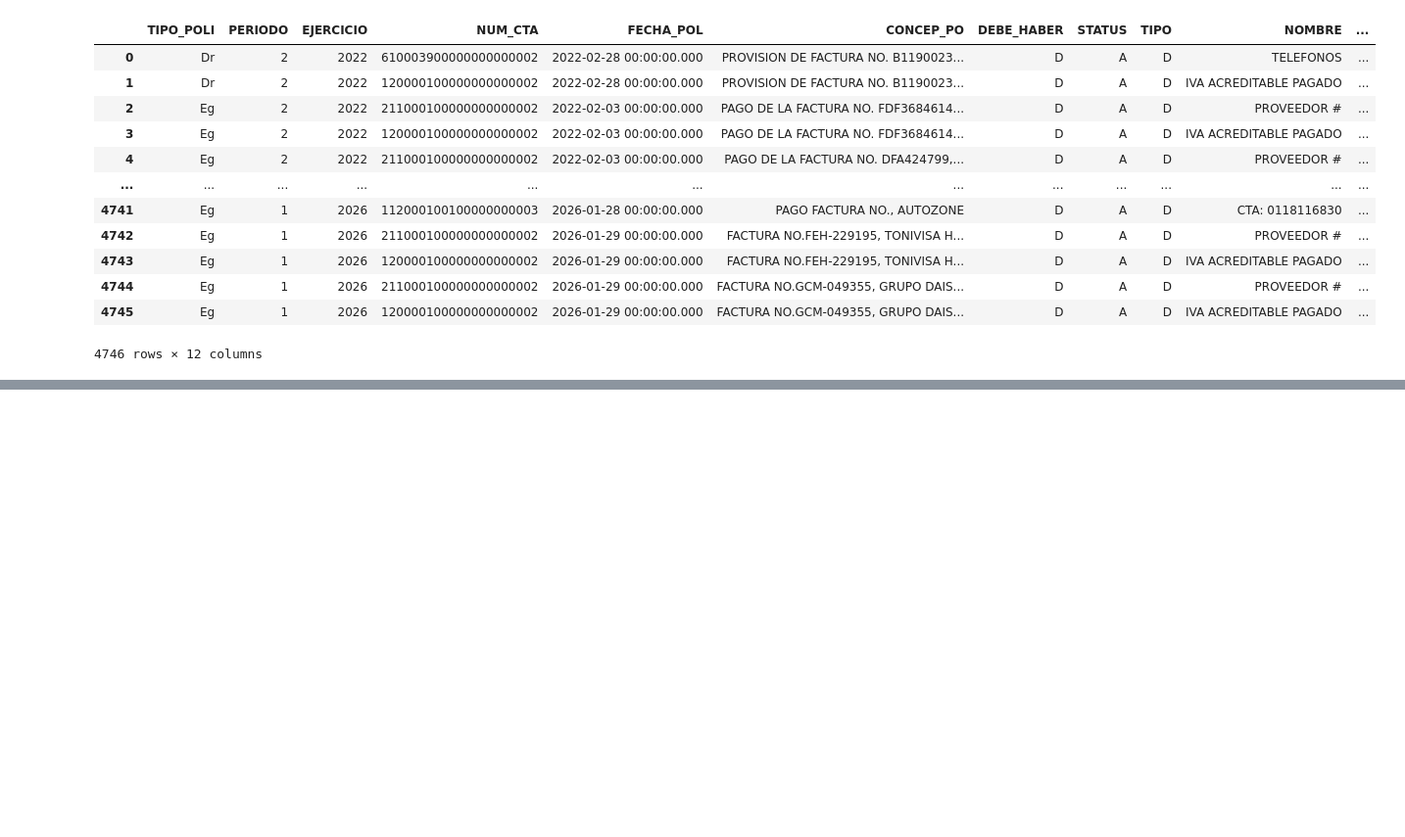
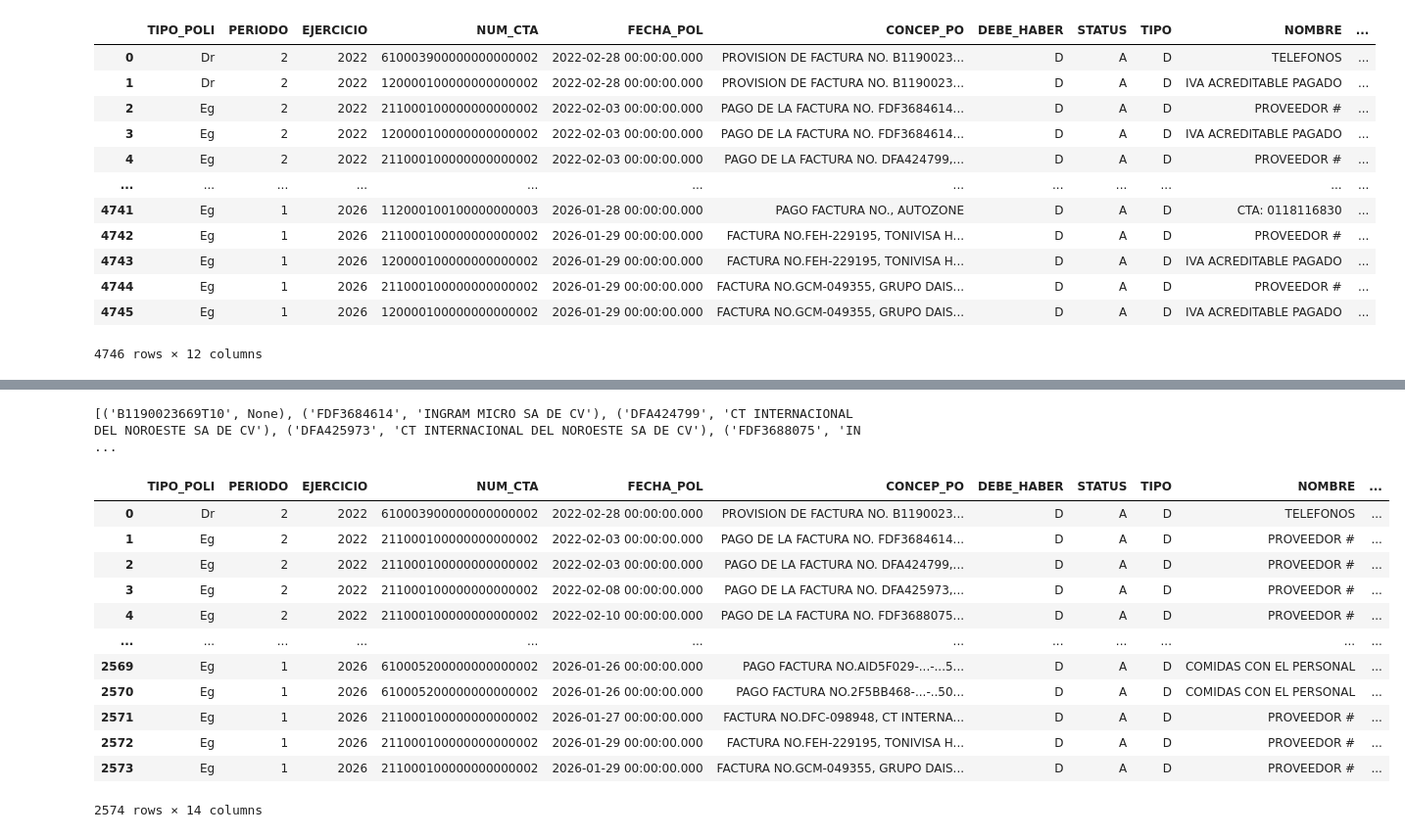
Before and after one commit to Vga18/diplomado, a Jupyter notebook: Proyecto_diplomado.ipynb, the cells around one changed output, grey strips where cells are left out. Shown at 98% size. Drawn from its saved outputs; the diff is of its cells as text; code cells hidden in the pictures; blank space fills up the shorter version.

```diff
--- a/Proyecto_diplomado.ipynb
+++ b/Proyecto_diplomado.ipynb
@@ -127,3 +127,5 @@ pol_cat
 | 4744 | Eg | 1 | 2026 | 211000100000000000002 | 2026-01-29 00:00:00.000 | FACTURA NO.GCM-049355, GRUPO DAIS... | D | A | D | PROVEEDOR # | ... |
 | 4745 | Eg | 1 | 2026 | 120000100000000000002 | 2026-01-29 00:00:00.000 | FACTURA NO.GCM-049355, GRUPO DAIS... | D | A | D | IVA ACREDITABLE PAGADO | ... |
 4746 rows × 12 columns
+# %%
+pol_cat = pol_cat[~pol_cat["NUM_CTA"].astype(str).str.startswith("1")].reset_index(drop=True)
@@ -129,0 +151,31 @@ pol_cat
+# %%
+import re
+
+def extract_invoice_info(concept_po):
+    invoice_number = None
+    company_name = None
+
+    if pd.isna(concept_po):
+        return invoice_number, company_name
+
+    # Convert to string to avoid errors with non-string types
+    concept_po_str = str(concept_po)
+
+    # Extract invoice number using regex
+    # Looks for 'NO.' or 'FACTURA NO.' followed by alphanumeric characters and hyphens
+    invoice_match = re.search(r'(?:NO\.|FACTURA NO\.)\s*([A-Za-z0-9\-]+)', concept_po_str, re.IGNORECASE)
+    if invoice_match:
+        invoice_number = invoice_match.group(1)
+
+    # Extract company name by splitting at the first comma
+    parts = concept_po_str.split(',', 1)
+    if len(parts) > 1:
+        company_name = parts[1].strip()
+
+    return invoice_number, company_name
+
+# Apply the function to create new columns
+pol_cat[['Factura', 'Empresa']] = pol_cat['CONCEP_PO'].apply(lambda x: pd.Series(extract_invoice_info(x)))
+
+# Display the first few rows with the new columns
+pol_cat.head()
@@ -129,0 +189,23 @@ pol_cat
+# %%
+factura_empresa_list = list(zip(pol_cat['Factura'], pol_cat['Empresa']))
+
+# Display the first few elements of the list
+print(factura_empresa_list[:10])
+# %% [output]
+[('B1190023669T10', None), ('FDF3684614', 'INGRAM MICRO SA DE CV'), ('DFA424799', 'CT INTERNACIONAL DEL NOROESTE SA DE CV'), ('DFA425973', 'CT INTERNACIONAL DEL NOROESTE SA DE CV'), ('FDF3688075', 'IN ...
+# %%
+pol_cat
+# %% [output]
+|  | TIPO_POLI | PERIODO | EJERCICIO | NUM_CTA | FECHA_POL | CONCEP_PO | DEBE_HABER | STATUS | TIPO | NOMBRE | ... |
+| 0 | Dr | 2 | 2022 | 610003900000000000002 | 2022-02-28 00:00:00.000 | PROVISION DE FACTURA NO. B1190023... | D | A | D | TELEFONOS | ... |
+| 1 | Eg | 2 | 2022 | 211000100000000000002 | 2022-02-03 00:00:00.000 | PAGO DE LA FACTURA NO. FDF3684614... | D | A | D | PROVEEDOR # | ... |
+| 2 | Eg | 2 | 2022 | 211000100000000000002 | 2022-02-03 00:00:00.000 | PAGO DE LA FACTURA NO. DFA424799,... | D | A | D | PROVEEDOR # | ... |
+| 3 | Eg | 2 | 2022 | 211000100000000000002 | 2022-02-08 00:00:00.000 | PAGO DE LA FACTURA NO. DFA425973,... | D | A | D | PROVEEDOR # | ... |
+| 4 | Eg | 2 | 2022 | 211000100000000000002 | 2022-02-10 00:00:00.000 | PAGO DE LA FACTURA NO. FDF3688075... | D | A | D | PROVEEDOR # | ... |
+| ... | ... | ... | ... | ... | ... | ... | ... | ... | ... | ... | ... |
+| 2569 | Eg | 1 | 2026 | 610005200000000000002 | 2026-01-26 00:00:00.000 | PAGO FACTURA NO.AID5F029-...-...5... | D | A | D | COMIDAS CON EL PERSONAL | ... |
+| 2570 | Eg | 1 | 2026 | 610005200000000000002 | 2026-01-26 00:00:00.000 | PAGO FACTURA NO.2F5BB468-...-..50... | D | A | D | COMIDAS CON EL PERSONAL | ... |
+| 2571 | Eg | 1 | 2026 | 211000100000000000002 | 2026-01-27 00:00:00.000 | FACTURA NO.DFC-098948, CT INTERNA... | D | A | D | PROVEEDOR # | ... |
+| 2572 | Eg | 1 | 2026 | 211000100000000000002 | 2026-01-29 00:00:00.000 | FACTURA NO.FEH-229195, TONIVISA H... | D | A | D | PROVEEDOR # | ... |
+| 2573 | Eg | 1 | 2026 | 211000100000000000002 | 2026-01-29 00:00:00.000 | FACTURA NO.GCM-049355, GRUPO DAIS... | D | A | D | PROVEEDOR # | ... |
+2574 rows × 14 columns
```
Also changed, not shown: parts of 4 cells of this notebook.
